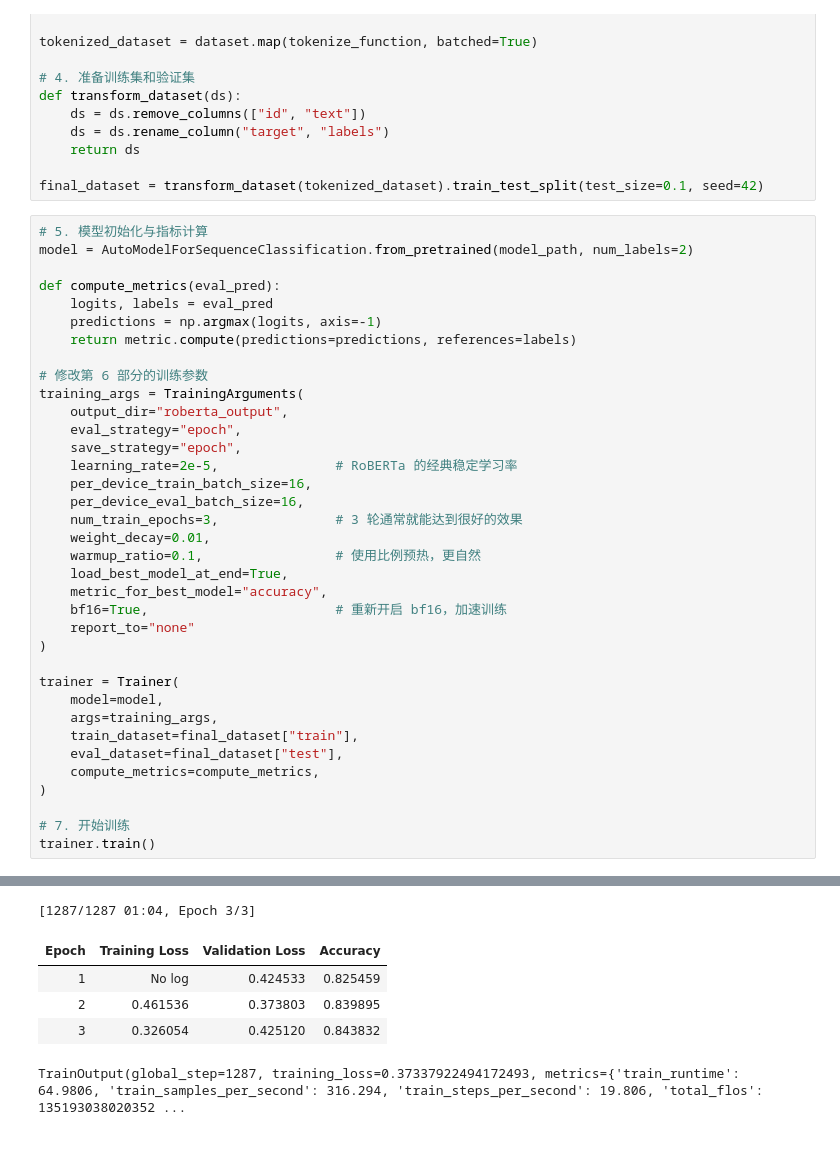
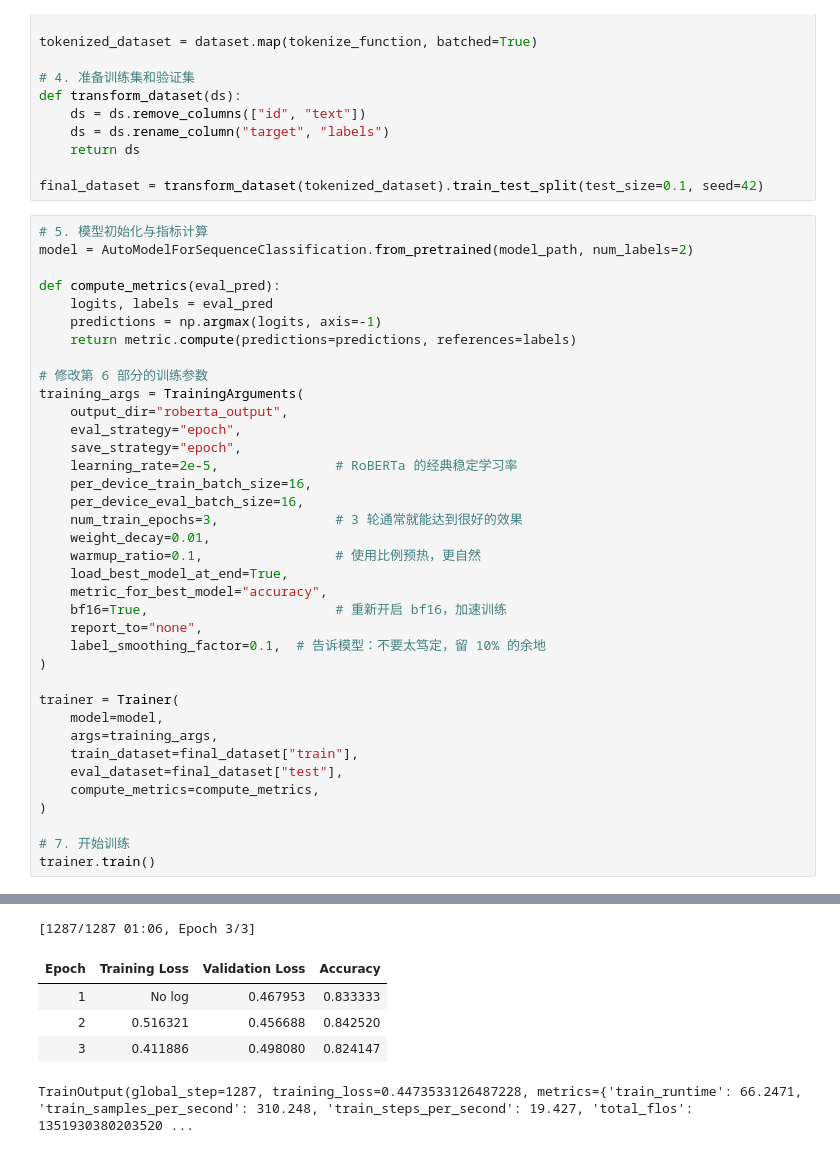
Before and after one commit to ed0228/disaster-tweets-prediction, a Jupyter notebook: roberta.ipynb, the cells around one changed output, grey strips where cells are left out. Drawn from its saved outputs; the diff is of its cells as text.

```diff
--- a/roberta.ipynb
+++ b/roberta.ipynb
@@ -68,7 +68,8 @@ training_args = TrainingArguments(
     load_best_model_at_end=True,
     metric_for_best_model="accuracy",
     bf16=True,                        # 重新开启 bf16，加速训练
-    report_to="none"
+    report_to="none",
+    label_smoothing_factor=0.1,  # 告诉模型：不要太笃定，留 10% 的余地
 )
 
 trainer = Trainer(
@@ -97,14 +98,14 @@ classifier.out_proj.bias   | MISSING    |
 
 Notes:
 - UNEXPECTED:   can be ignored when loading from different task/architecture; not ok if you expect identical arch.
 - MISSING:      those params were newly initialized because missing from the checkpoint. Consider training on your downstream task.
 [transformers] warmup_ratio is deprecated and will be removed in v5.2. Use `warmup_steps` instead.
-[1287/1287 01:04, Epoch 3/3]
+[1287/1287 01:06, Epoch 3/3]
 | Epoch | Training Loss | Validation Loss | Accuracy |
-| 1 | No log | 0.424533 | 0.825459 |
-| 2 | 0.461536 | 0.373803 | 0.839895 |
-| 3 | 0.326054 | 0.425120 | 0.843832 |
+| 1 | No log | 0.467953 | 0.833333 |
+| 2 | 0.516321 | 0.456688 | 0.842520 |
+| 3 | 0.411886 | 0.498080 | 0.824147 |
-TrainOutput(global_step=1287, training_loss=0.37337922494172493, metrics={'train_runtime': 64.9806, 'train_samples_per_second': 316.294, 'train_steps_per_second': 19.806, 'total_flos': 135193038020352 ...
+TrainOutput(global_step=1287, training_loss=0.4473533126487228, metrics={'train_runtime': 66.2471, 'train_samples_per_second': 310.248, 'train_steps_per_second': 19.427, 'total_flos': 1351930380203520 ...
 # %%
 # 8. 测试集预测与提交
 test_df = pd.read_csv('data/test.csv')
```
Also changed, not shown: parts of 7 cells of this notebook, 1 other file.
